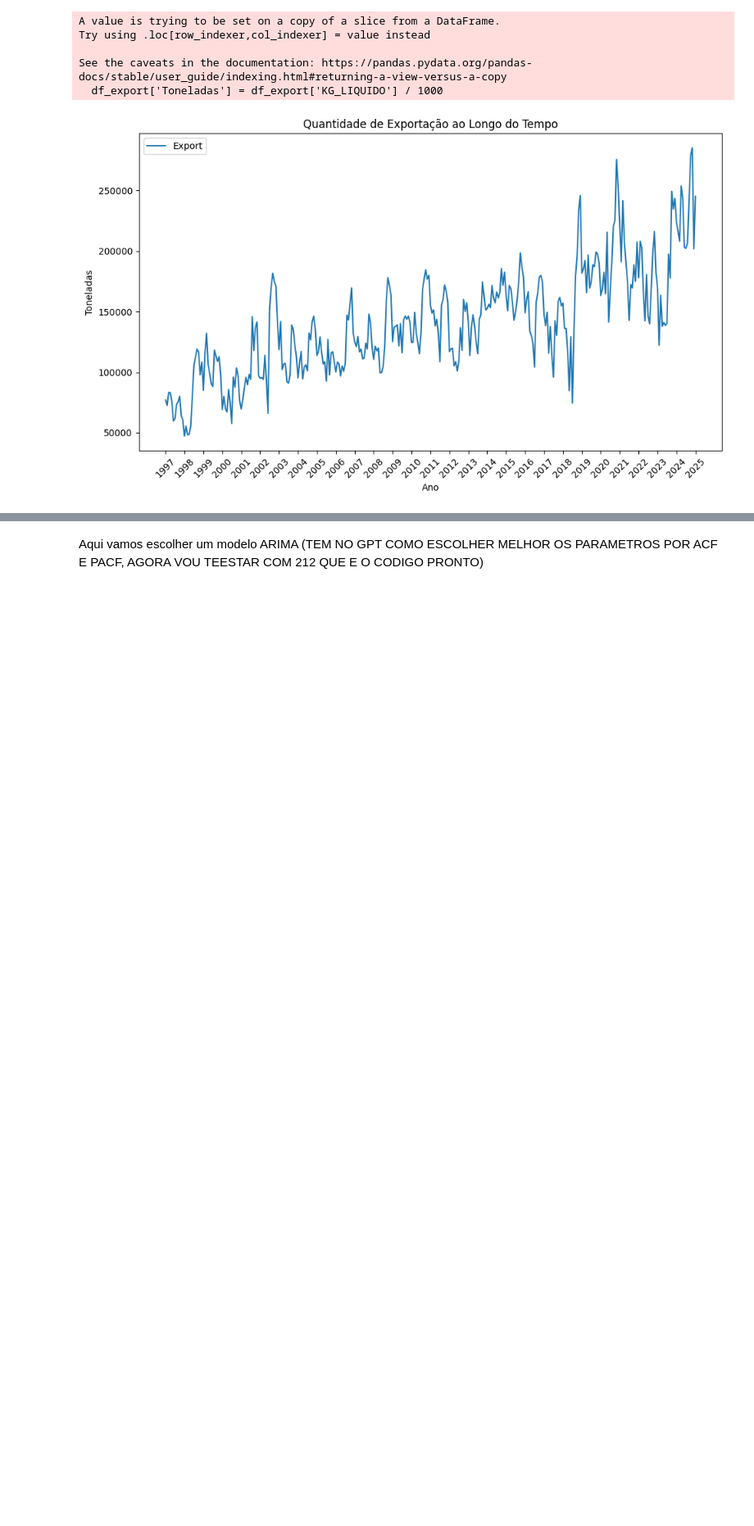
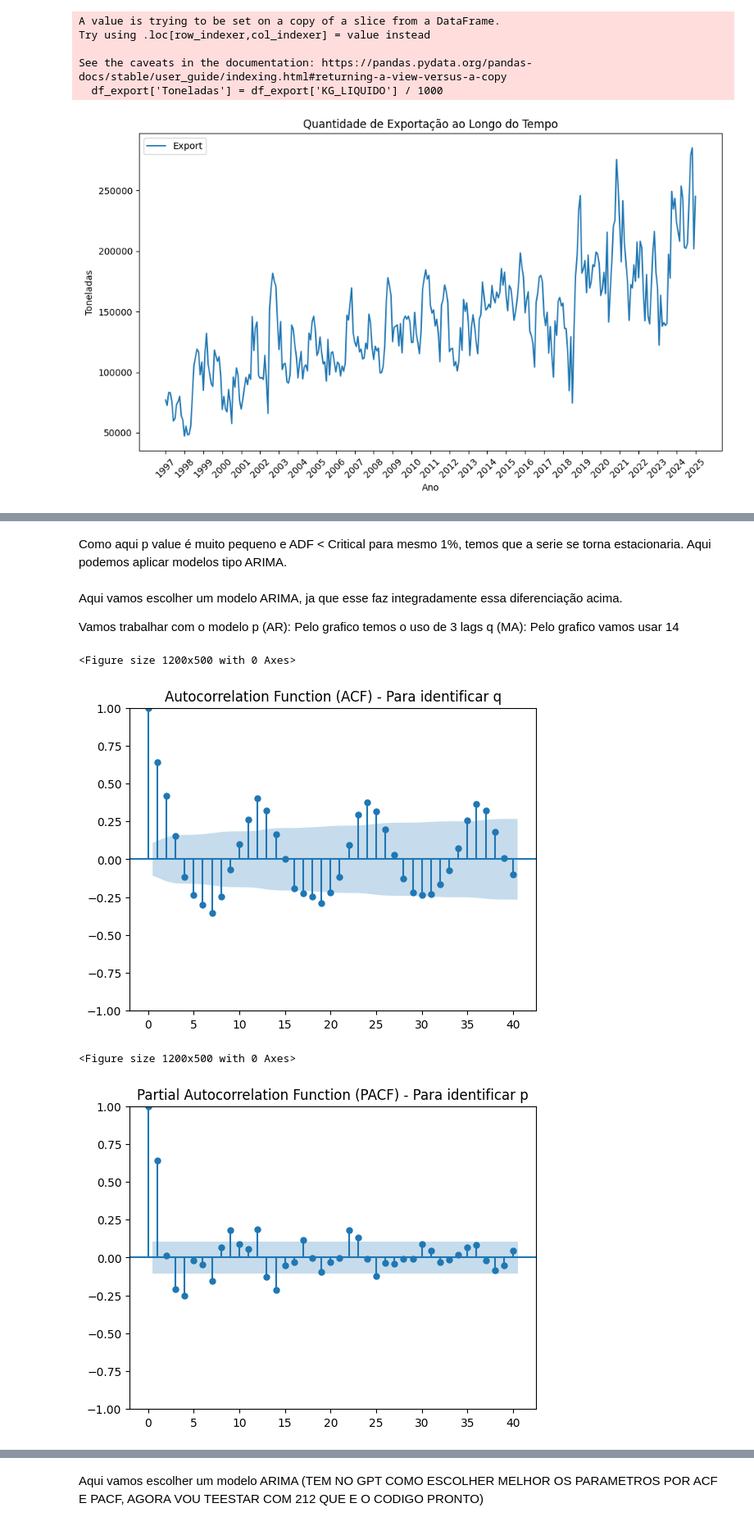
Before and after one commit to dandoni/IELSenai, a Jupyter notebook: Problema 1.ipynb, the cells around one changed output, grey strips where cells are left out. Shown: that part at 82% size. Drawn from its saved outputs; the diff is of its cells as text; code cells hidden in the pictures; blank space fills up the shorter version.

```diff
--- a/Problema 1.ipynb
+++ b/Problema 1.ipynb
@@ -325,3 +325,32 @@ Esse daqui deveria vir dps do FOB sozinho, mas mostra legal que so tem importaç
+# %% [markdown]
+Como aqui p value é muito pequeno e ADF < Critical para mesmo 1%, temos que a serie se torna estacionaria. Aqui podemos aplicar modelos tipo ARIMA.
+# %% [markdown]
+
+
+
+Aqui vamos escolher um modelo ARIMA, ja que esse faz integradamente essa diferenciação acima.
+
+Vamos trabalhar com o modelo p (AR): Pelo grafico temos o uso de 3 lags
+q (MA): Pelo grafico vamos usar 14
+# %%
+
+from statsmodels.graphics.tsaplots import plot_acf, plot_pacf
+# Plot ACF (para identificar q)
+plt.figure(figsize=(12,5))
+plot_acf(df_log_minus_mean.dropna(), lags=40)
+plt.title('Autocorrelation Function (ACF) - Para identificar q')
+plt.show()
+
+# Plot PACF (para identificar p)
+plt.figure(figsize=(12,5))
+plot_pacf(df_log_minus_mean.dropna(), lags=40, method='ywm')  # 'ywm' é mais robusto
+plt.title('Partial Autocorrelation Function (PACF) - Para identificar p')
+plt.show()
+# %% [output]
+<Figure size 1200x500 with 0 Axes>
+[figure, added]
+<Figure size 1200x500 with 0 Axes>
+[figure, added]
 # %%
 # Gráfico para a participação do produto ao longo do tempo
 plt.figure(figsize=(10,6))
```
Also changed, not shown: parts of 33 cells of this notebook.
